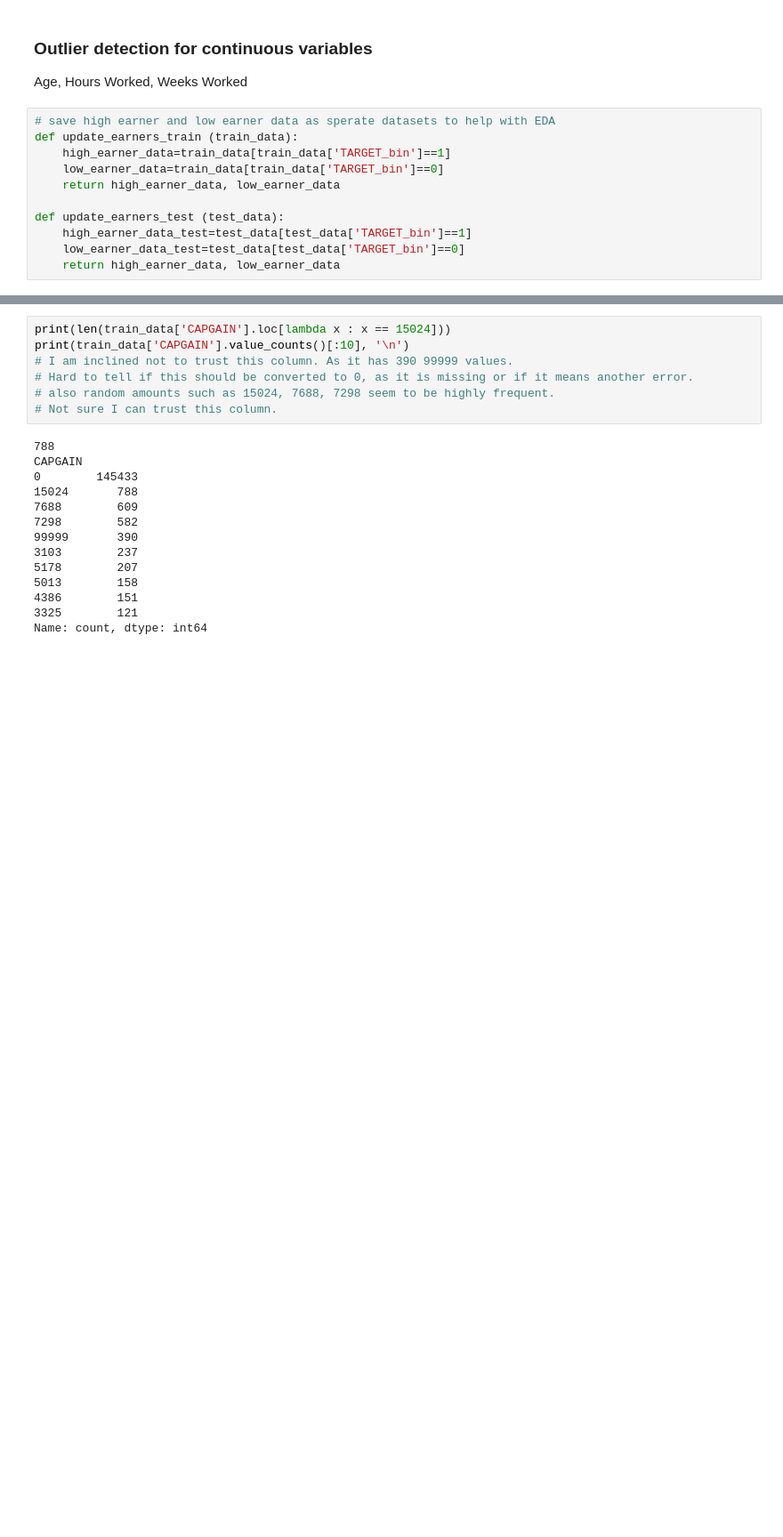
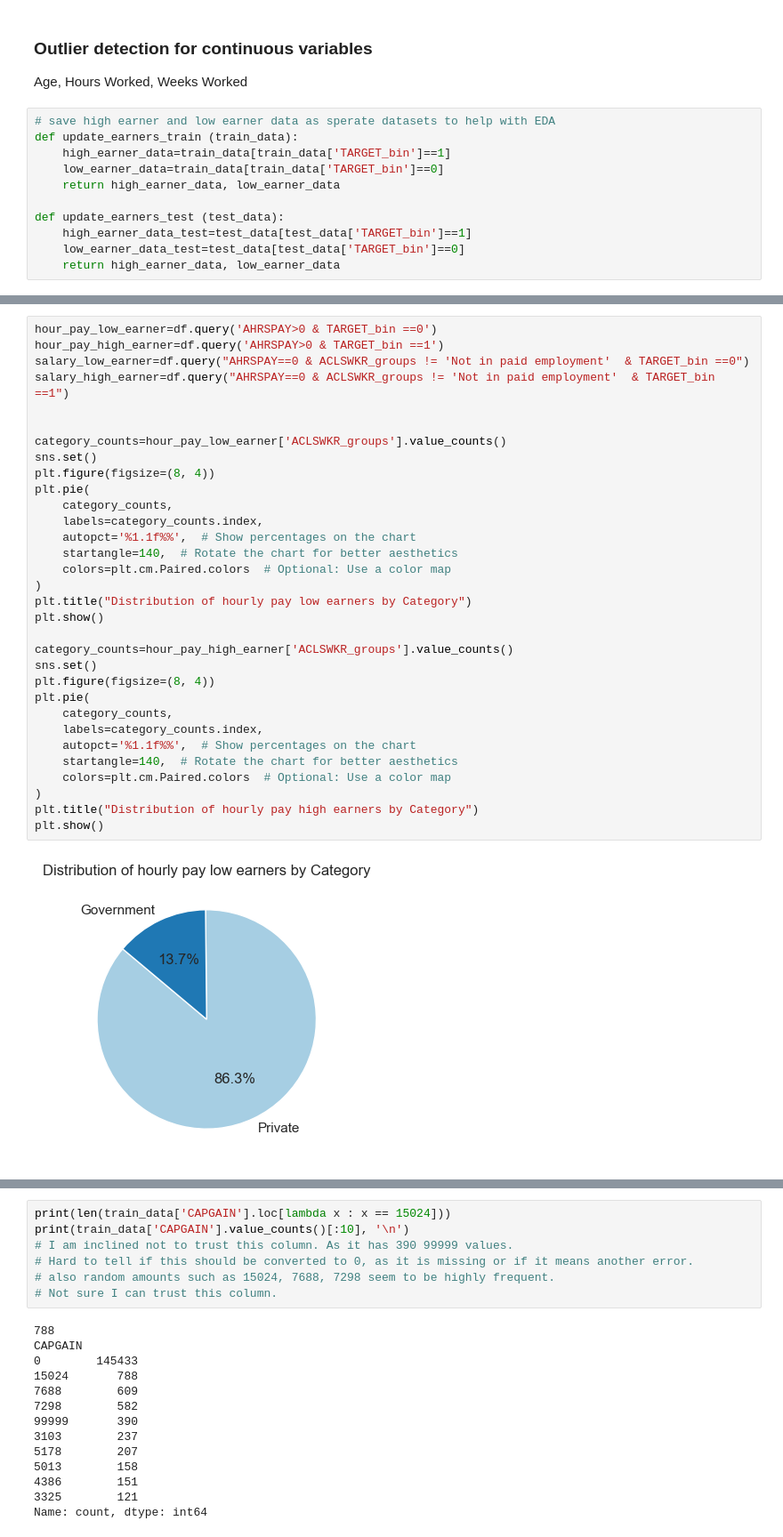
Before and after one commit to jedwingrove/US_census_income_task, a Jupyter notebook: Notebooks/WIP.ipynb, the cells around one changed output, grey strips where cells are left out. Shown: that part at 89% size. Drawn from its saved outputs; the diff is of its cells as text; blank space fills up the shorter version.

```diff
--- a/Notebooks/WIP.ipynb
+++ b/Notebooks/WIP.ipynb
@@ -240,0 +403,34 @@ plt.show()
+# %%
+hour_pay_low_earner=df.query('AHRSPAY>0 & TARGET_bin ==0')
+hour_pay_high_earner=df.query('AHRSPAY>0 & TARGET_bin ==1')
+salary_low_earner=df.query("AHRSPAY==0 & ACLSWKR_groups != 'Not in paid employment'  & TARGET_bin ==0")
+salary_high_earner=df.query("AHRSPAY==0 & ACLSWKR_groups != 'Not in paid employment'  & TARGET_bin ==1")
+
+
+category_counts=hour_pay_low_earner['ACLSWKR_groups'].value_counts()
+sns.set()
+plt.figure(figsize=(8, 4))
+plt.pie(
+    category_counts,
+    labels=category_counts.index,
+    autopct='%1.1f%%',  # Show percentages on the chart
+    startangle=140,  # Rotate the chart for better aesthetics
+    colors=plt.cm.Paired.colors  # Optional: Use a color map
+)
+plt.title("Distribution of hourly pay low earners by Category")
+plt.show()
+
+category_counts=hour_pay_high_earner['ACLSWKR_groups'].value_counts()
+sns.set()
+plt.figure(figsize=(8, 4))
+plt.pie(
+    category_counts,
+    labels=category_counts.index,
+    autopct='%1.1f%%',  # Show percentages on the chart
+    startangle=140,  # Rotate the chart for better aesthetics
+    colors=plt.cm.Paired.colors  # Optional: Use a color map
+)
+plt.title("Distribution of hourly pay high earners by Category")
+plt.show()
+# %% [output]
+[figure, added]
```
Also changed, not shown: parts of 12 cells of this notebook.
